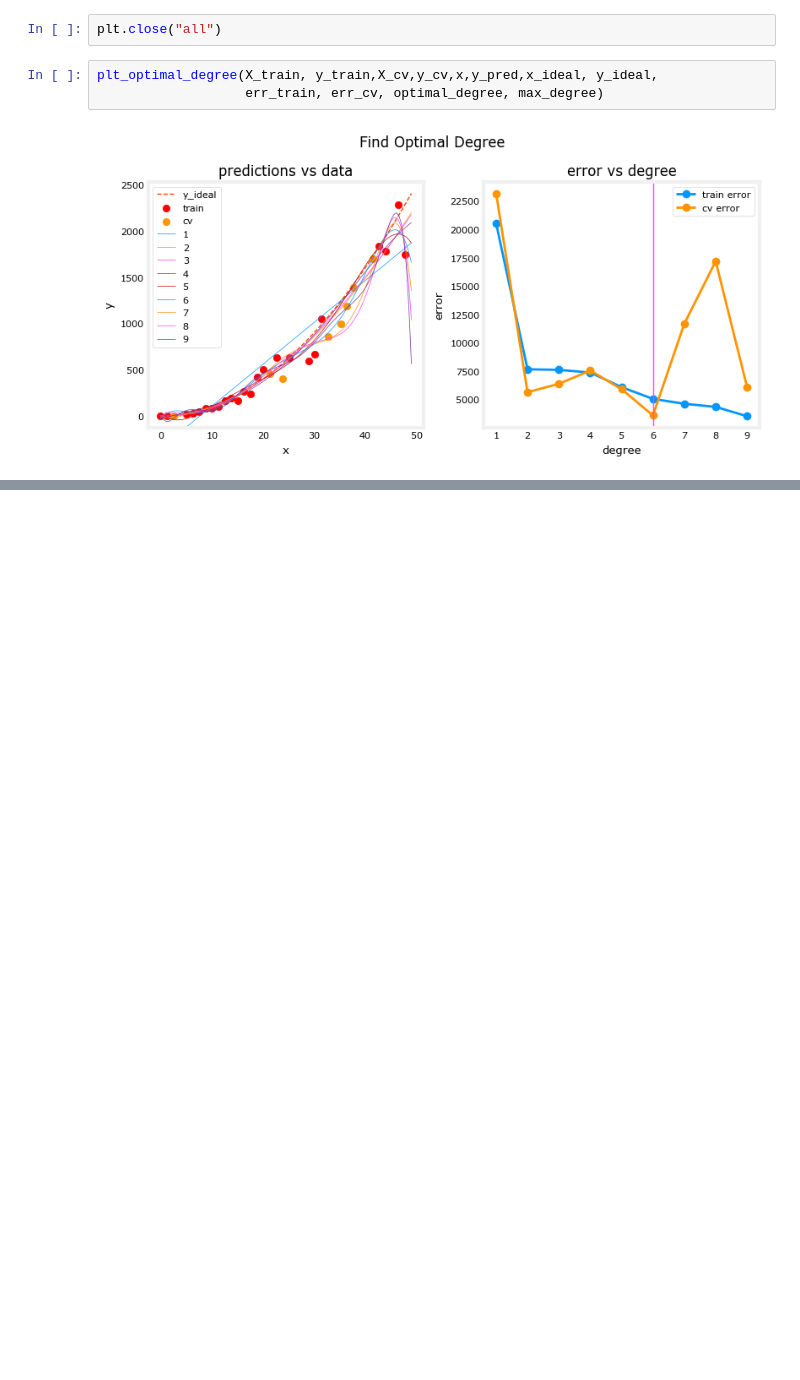
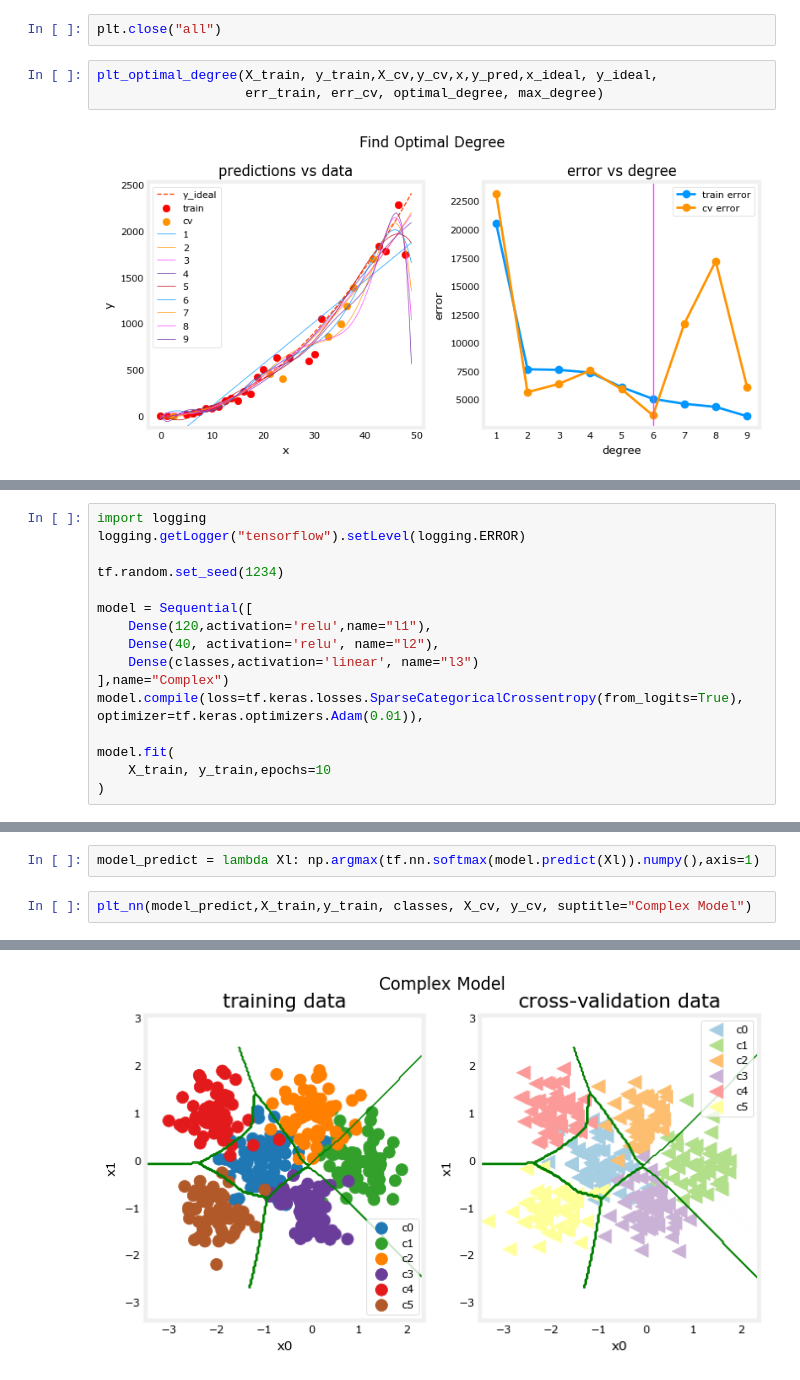
Before and after one commit to Hao-yiwen/2022-Machine-Learning-Specializatio, a Jupyter notebook: practise/Advanced Learning Algorithms/week3/practise_1_advice_apply_machine_learing.ipynb, the cells around one changed output, grey strips where cells are left out. Cells and saved outputs as stored; diff of their text form; blank space fills up the shorter version.

```diff
--- a/practise/Advanced Learning Algorithms/week3/practise_1_advice_apply_machine_learing.ipynb
+++ b/practise/Advanced Learning Algorithms/week3/practise_1_advice_apply_machine_learing.ipynb
@@ -142,0 +200,16 @@ plt_optimal_degree(X_train, y_train,X_cv,y_cv,x,y_pred,x_ideal, y_ideal,
+# %%
+import logging
+logging.getLogger("tensorflow").setLevel(logging.ERROR)
+
+tf.random.set_seed(1234)
+
+model = Sequential([
+    Dense(120,activation='relu',name="l1"),
+    Dense(40, activation='relu', name="l2"),
+    Dense(classes,activation='linear', name="l3")
+],name="Complex")
+model.compile(loss=tf.keras.losses.SparseCategoricalCrossentropy(from_logits=True), optimizer=tf.keras.optimizers.Adam(0.01)),
+
+model.fit(
+    X_train, y_train,epochs=10
+)
@@ -142,0 +238,5 @@ plt_optimal_degree(X_train, y_train,X_cv,y_cv,x,y_pred,x_ideal, y_ideal,
+# %%
+model_predict = lambda Xl: np.argmax(tf.nn.softmax(model.predict(Xl)).numpy(),axis=1)
+# %%
+plt_nn(model_predict,X_train,y_train, classes, X_cv, y_cv, suptitle="Complex Model")
+# %% [output]
@@ -142,0 +245 @@ plt_optimal_degree(X_train, y_train,X_cv,y_cv,x,y_pred,x_ideal, y_ideal,
+[figure, added]
```
Also changed, not shown: parts of 9 cells of this notebook, 1 other file.
